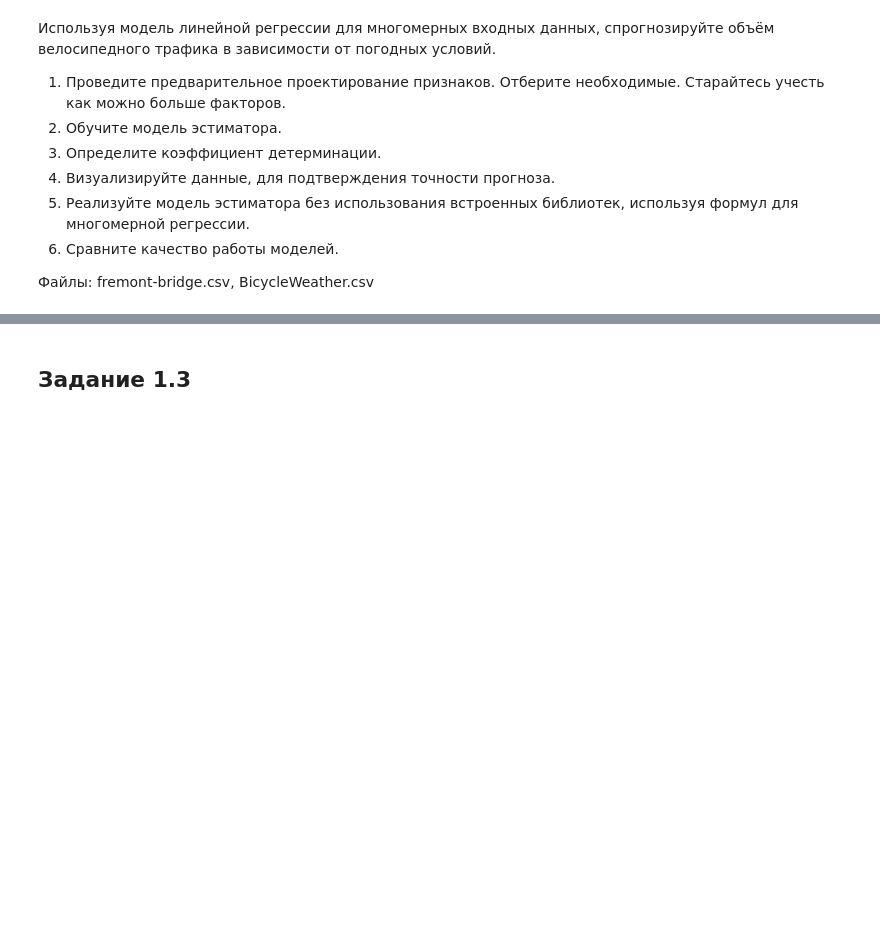
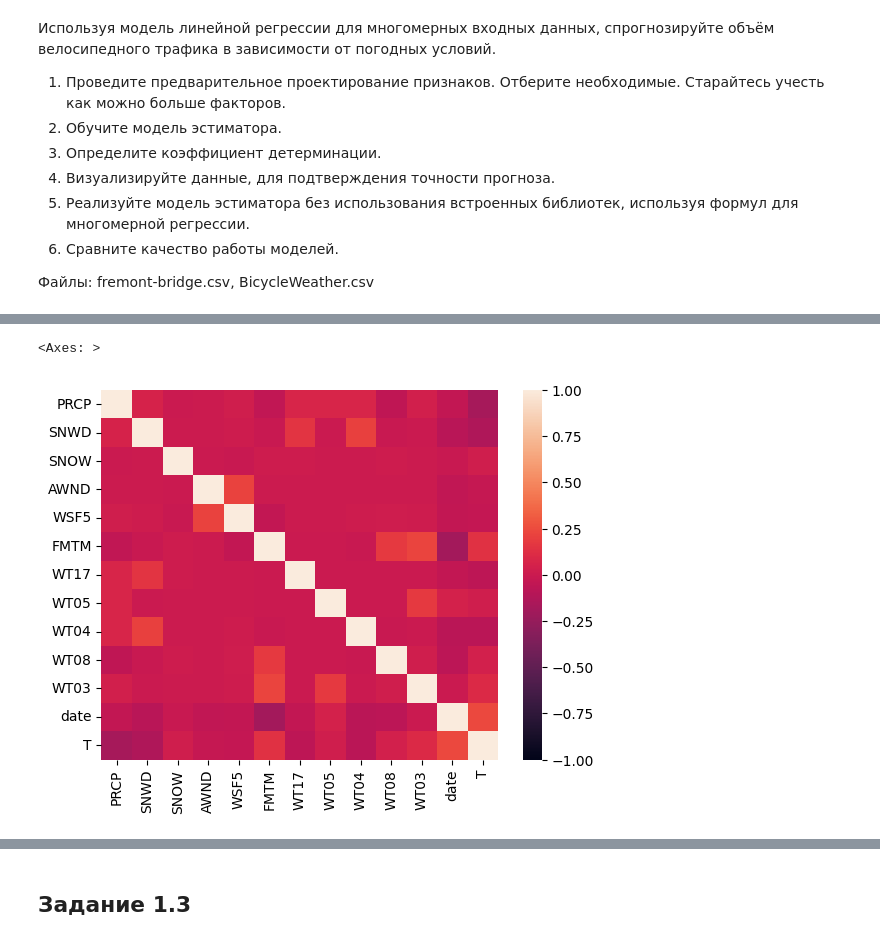
Before and after one commit to natallia-zzz/bsu_masters, a Jupyter notebook: lab_1/ML_LR1_2023.ipynb, the cells around one changed output, grey strips where cells are left out. Cells and saved outputs as stored; diff of their text form; code cells hidden in the pictures; blank space fills up the shorter version.

```diff
--- a/lab_1/ML_LR1_2023.ipynb
+++ b/lab_1/ML_LR1_2023.ipynb
@@ -143,0 +201,9 @@ weather.head()
+# %%
+weather["T"] = weather.apply(lambda x: (x.TMAX + x.TMIN)/2, axis=1)
+weather = weather.drop(columns=["TMAX", "TMIN", "WDF2", "WSF2", "WDF5", "WT14", "WT01", "WT02", "WT13", "WT22", "WT16", "WT18", "WT17", "WSF%"])
+# %%
+corr = weather.corr()
+sns.heatmap(corr, vmin= -1, vmax= 1)
+# %% [output]
+<Axes: >
+[figure, added]
```
Also changed, not shown: parts of 23 cells of this notebook.
